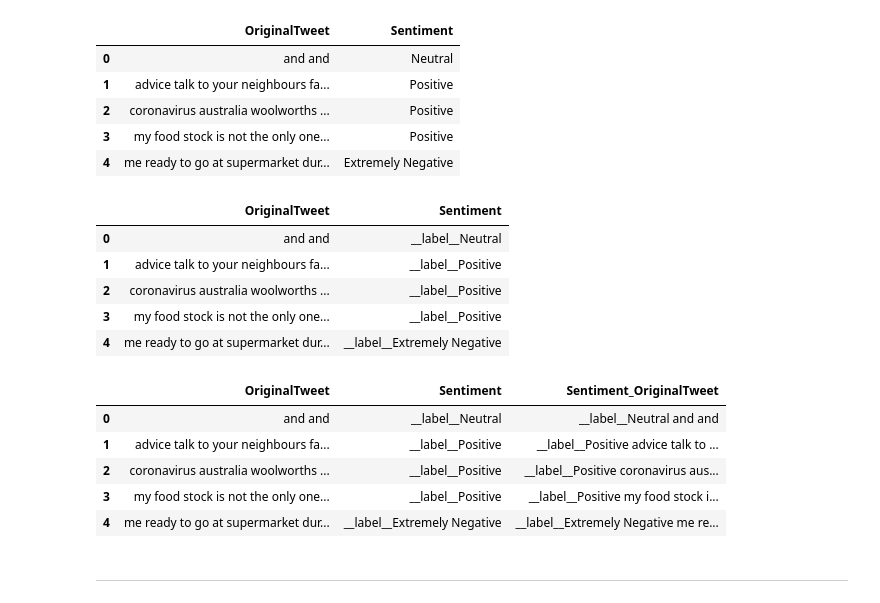
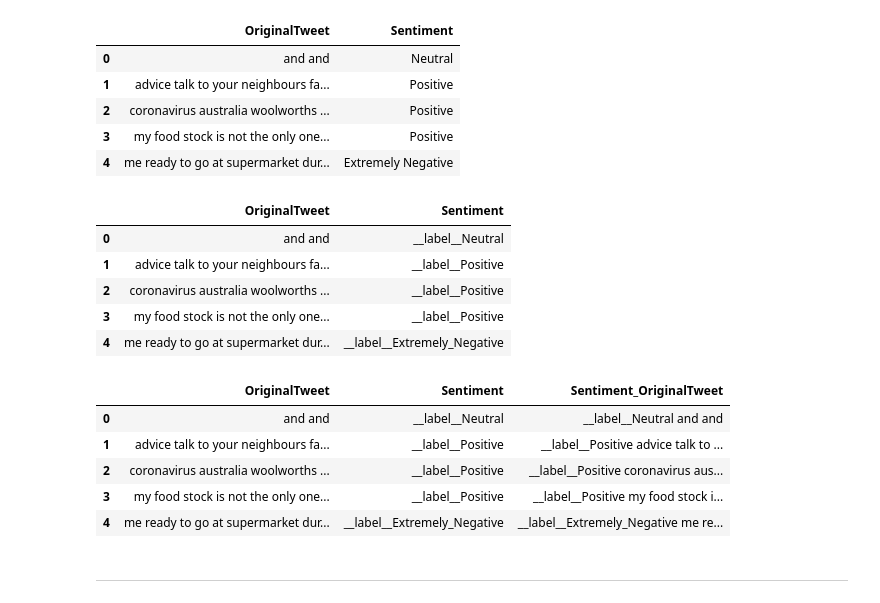
Before and after one commit to stefanusfelix/Coronavirus-Tweets-Text-Classification, a Jupyter notebook: corona_tweets_nlp.ipynb, the cells around one changed output. Drawn from its saved outputs; the diff is of its cells as text; code cells hidden in the pictures.

```diff
--- a/corona_tweets_nlp.ipynb
+++ b/corona_tweets_nlp.ipynb
@@ -198,15 +198,15 @@ df_train.head()
 | 3 | my food stock is not the only one... | Positive |
 | 4 | me ready to go at supermarket dur... | Extremely Negative |
 # %%
-df_train["Sentiment"] = "__label__" + df["Sentiment"].astype(str)
+df_train["Sentiment"] = "__label__" + df_train["Sentiment"].str.replace(" ", "_")
 df_train.head()
 # %% [output]
 |  | OriginalTweet | Sentiment |
 | 0 | and and | __label__Neutral |
 | 1 | advice talk to your neighbours fa... | __label__Positive |
 | 2 | coronavirus australia woolworths ... | __label__Positive |
 | 3 | my food stock is not the only one... | __label__Positive |
-| 4 | me ready to go at supermarket dur... | __label__Extremely Negative |
+| 4 | me ready to go at supermarket dur... | __label__Extremely_Negative |
 # %%
 df_train["Sentiment_OriginalTweet"] = df_train["Sentiment"] + " " + df_train["OriginalTweet"]
 df_train.head()
@@ -216,7 +216,7 @@ df_train.head()
 | 1 | advice talk to your neighbours fa... | __label__Positive | __label__Positive advice talk to ... |
 | 2 | coronavirus australia woolworths ... | __label__Positive | __label__Positive coronavirus aus... |
 | 3 | my food stock is not the only one... | __label__Positive | __label__Positive my food stock i... |
-| 4 | me ready to go at supermarket dur... | __label__Extremely Negative | __label__Extremely Negative me re... |
+| 4 | me ready to go at supermarket dur... | __label__Extremely_Negative | __label__Extremely_Negative me re... |
 # %%
 df_train.to_csv("corona_tweets_train", columns = ["Sentiment_OriginalTweet"], index = False, header = False)
 # %% [markdown]
```
Also changed, not shown: parts of 7 cells of this notebook, 2 other files.
